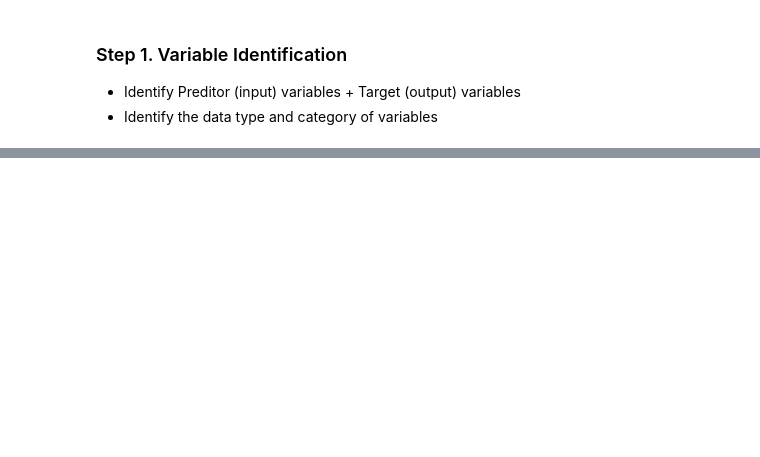
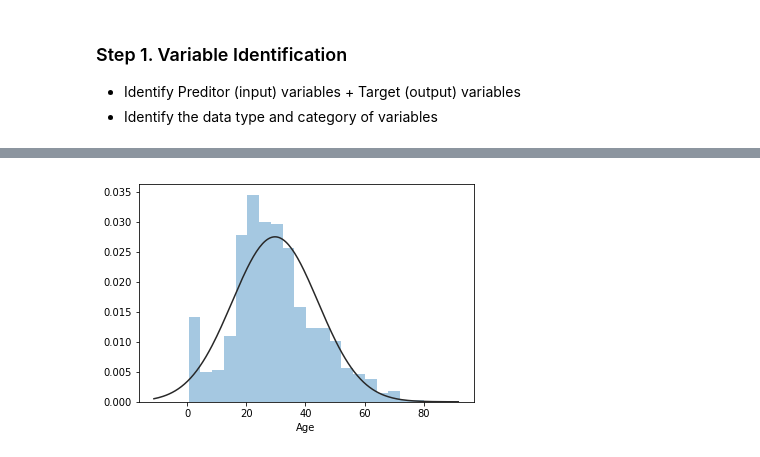
Before and after one commit to tien-le-grenoble/kaggle-titanic-original, a Jupyter notebook: Titanic - Machine Learning from Disaster.ipynb, the cells around one changed output, grey strips where cells are left out. Drawn from its saved outputs; the diff is of its cells as text; code cells hidden in the pictures; blank space fills up the shorter version.

```diff
--- a/Titanic - Machine Learning from Disaster.ipynb
+++ b/Titanic - Machine Learning from Disaster.ipynb
@@ -181,0 +378,5 @@ sns.pairplot(tst_corpus.dropna())
+# %%
+from scipy.stats import norm
+ax = sns.distplot(trn_corpus_Age_dropna, fit=norm, kde=False)
+# %% [output]
+[figure, added]
```
Also changed, not shown: parts of 45 cells of this notebook, 1 other file.
